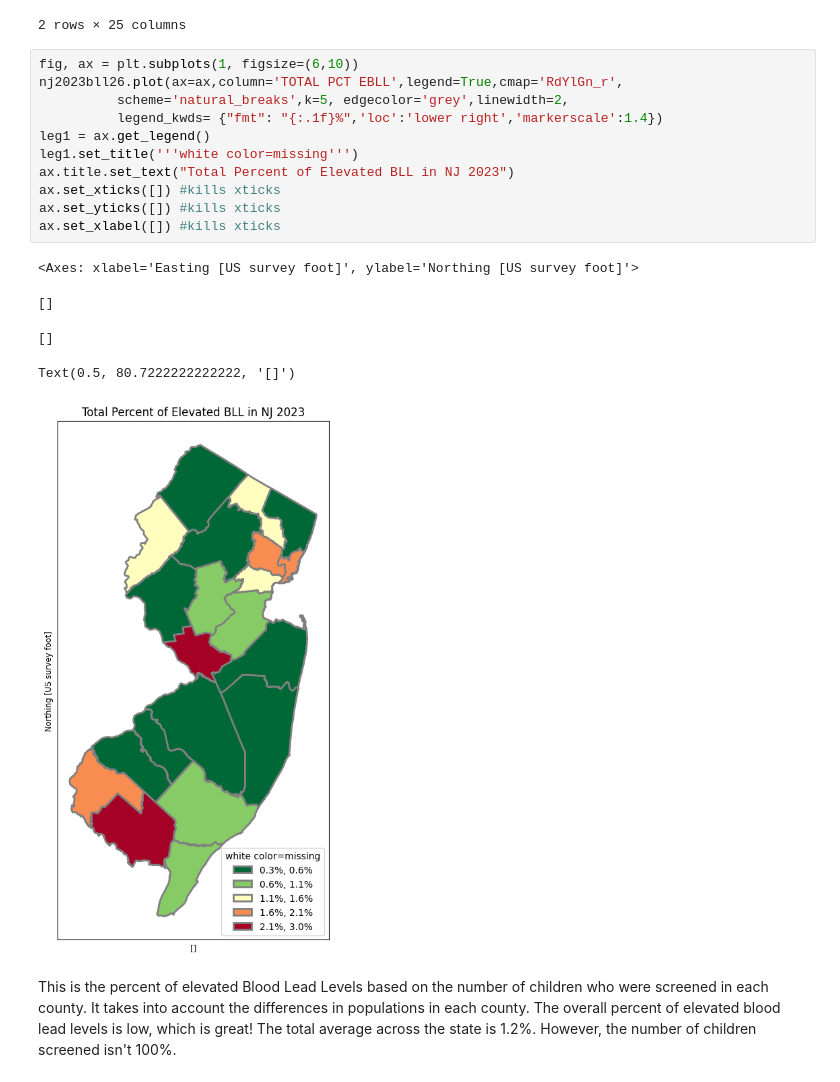
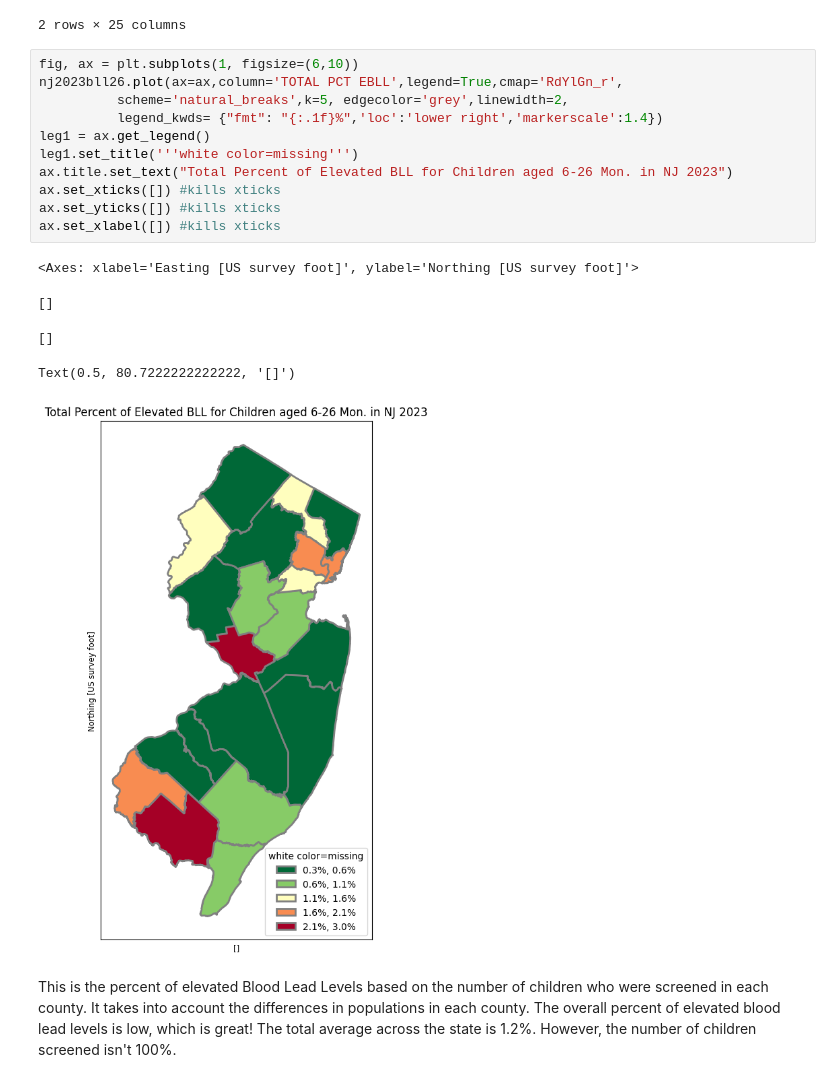
Before and after one commit to Kristina-RUC/datamana, a Jupyter notebook: map.ipynb, the cells around one changed output. Saved outputs shown, nothing was run; the diff lists cells and outputs as text.

```diff
--- a/map.ipynb
+++ b/map.ipynb
@@ -1319,20 +1317,20 @@ nj2023bll26.head (2)
 # %%
 fig, ax = plt.subplots(1, figsize=(6,10))
 nj2023bll26.plot(ax=ax,column='TOTAL PCT EBLL',legend=True,cmap='RdYlGn_r',
           scheme='natural_breaks',k=5, edgecolor='grey',linewidth=2,
           legend_kwds= {"fmt": "{:.1f}%",'loc':'lower right','markerscale':1.4})
 leg1 = ax.get_legend()
 leg1.set_title('''white color=missing''')
-ax.title.set_text("Total Percent of Elevated BLL in NJ 2023")
+ax.title.set_text("Total Percent of Elevated BLL for Children aged 6-26 Mon. in NJ 2023")
 ax.set_xticks([]) #kills xticks
 ax.set_yticks([]) #kills xticks
 ax.set_xlabel([]) #kills xticks
 # %% [output]
 <Axes: xlabel='Easting [US survey foot]', ylabel='Northing [US survey foot]'>
 []
 []
 Text(0.5, 80.7222222222222, '[]')
-[figure, old version]
+[figure, new version]
 # %% [markdown]
 This is the percent of elevated Blood Lead Levels based on the number of children who were screened in each county. It takes into account the differences in populations in each county.
 The overall percent of elevated blood lead levels is low, which is great! The total average across the state is 1.2%. However, the number of children screened isn't 100%.
```
Also changed, not shown: parts of 18 cells of this notebook.
